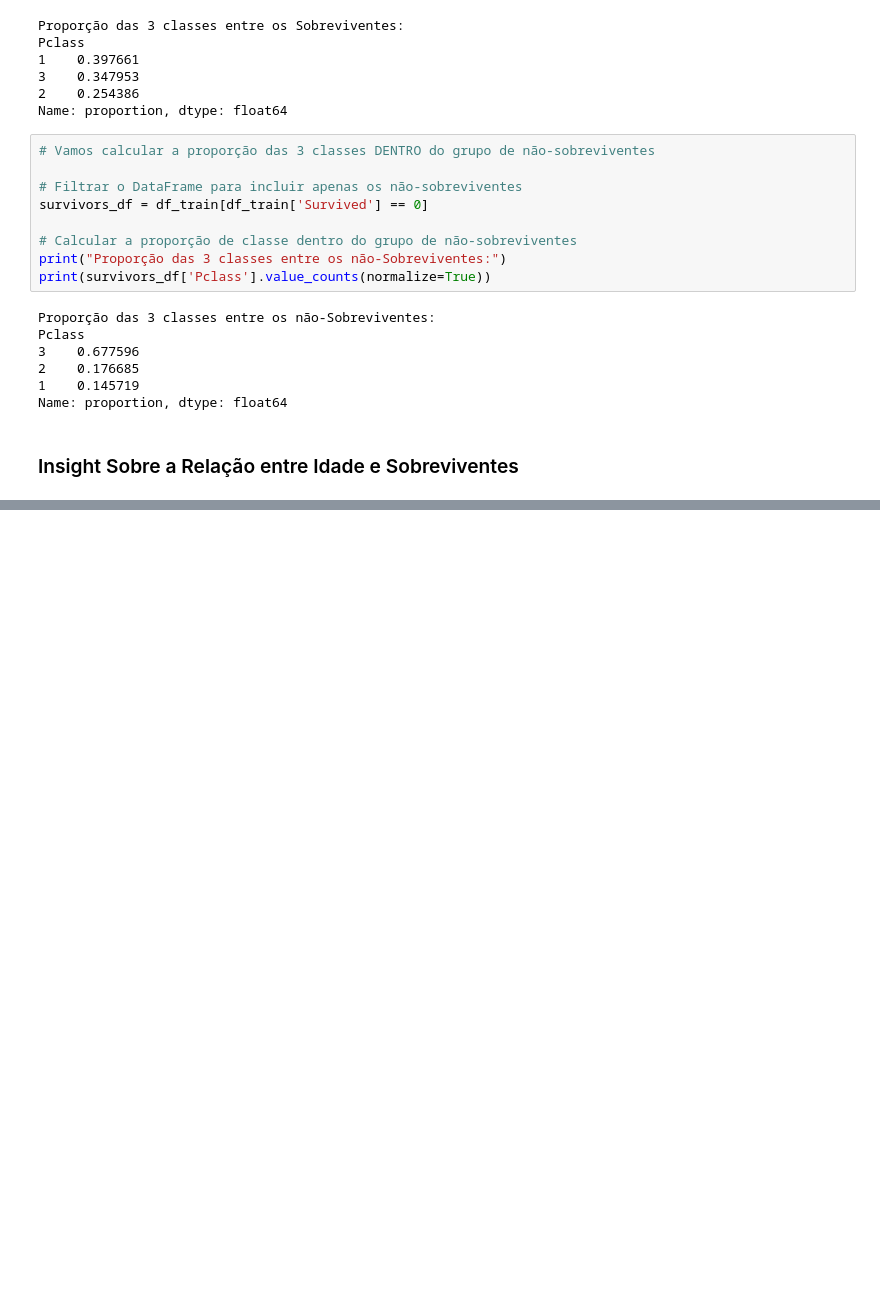
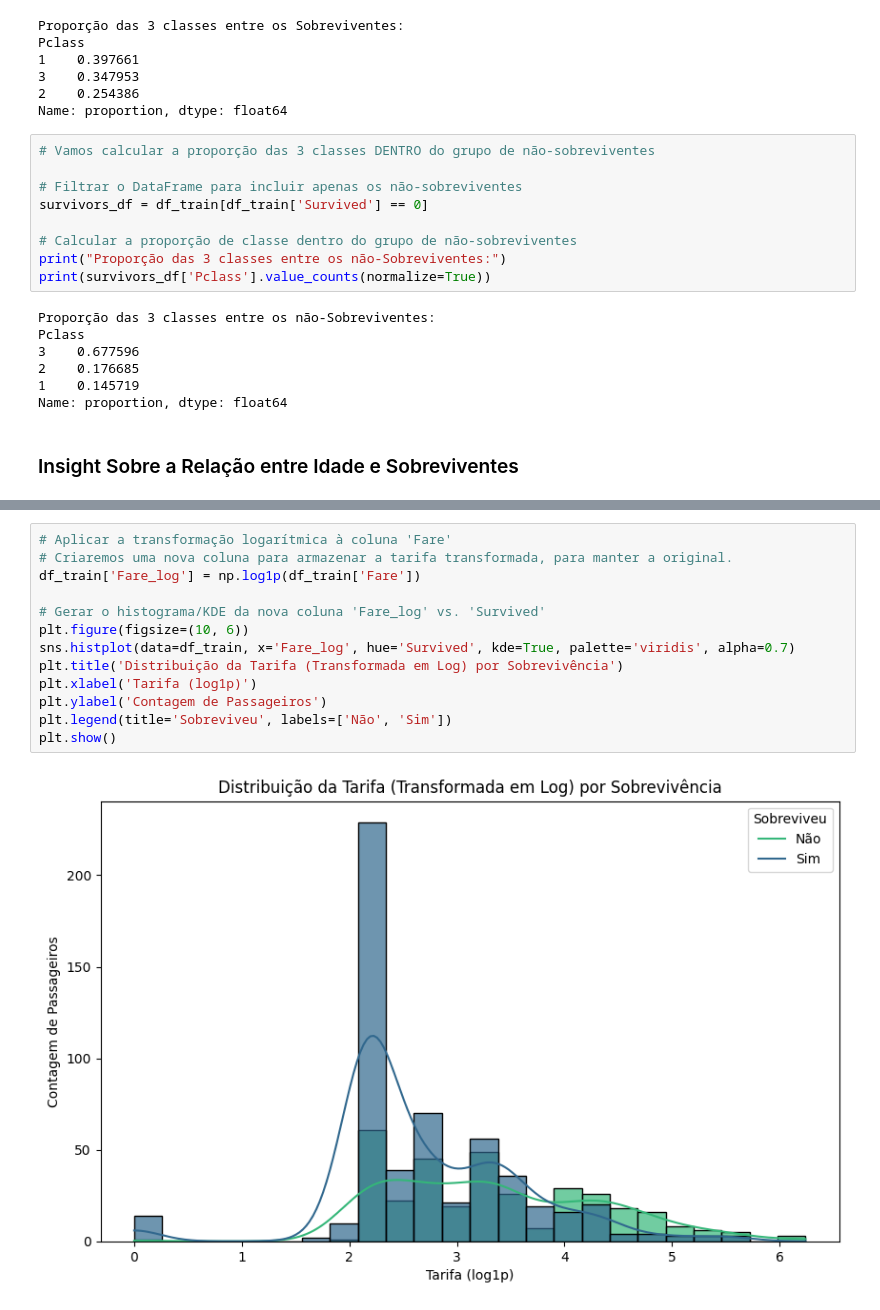
Before and after one commit to Nicholas-UFC/Titanic, a Jupyter notebook: Titanic.ipynb, the cells around one changed output, grey strips where cells are left out. Saved outputs shown, nothing was run; the diff lists cells and outputs as text; blank space fills up the shorter version.

```diff
--- a/Titanic.ipynb
+++ b/Titanic.ipynb
@@ -359,0 +350,15 @@ print(survivors_df['Pclass'].value_counts(normalize=True))
+# %%
+# Aplicar a transformação logarítmica à coluna 'Fare'
+# Criaremos uma nova coluna para armazenar a tarifa transformada, para manter a original.
+df_train['Fare_log'] = np.log1p(df_train['Fare'])
+
+# Gerar o histograma/KDE da nova coluna 'Fare_log' vs. 'Survived'
+plt.figure(figsize=(10, 6))
+sns.histplot(data=df_train, x='Fare_log', hue='Survived', kde=True, palette='viridis', alpha=0.7)
+plt.title('Distribuição da Tarifa (Transformada em Log) por Sobrevivência')
+plt.xlabel('Tarifa (log1p)')
+plt.ylabel('Contagem de Passageiros')
+plt.legend(title='Sobreviveu', labels=['Não', 'Sim'])
+plt.show()
+# %% [output]
+[figure, added]
```
Also changed, not shown: parts of 8 cells of this notebook.
